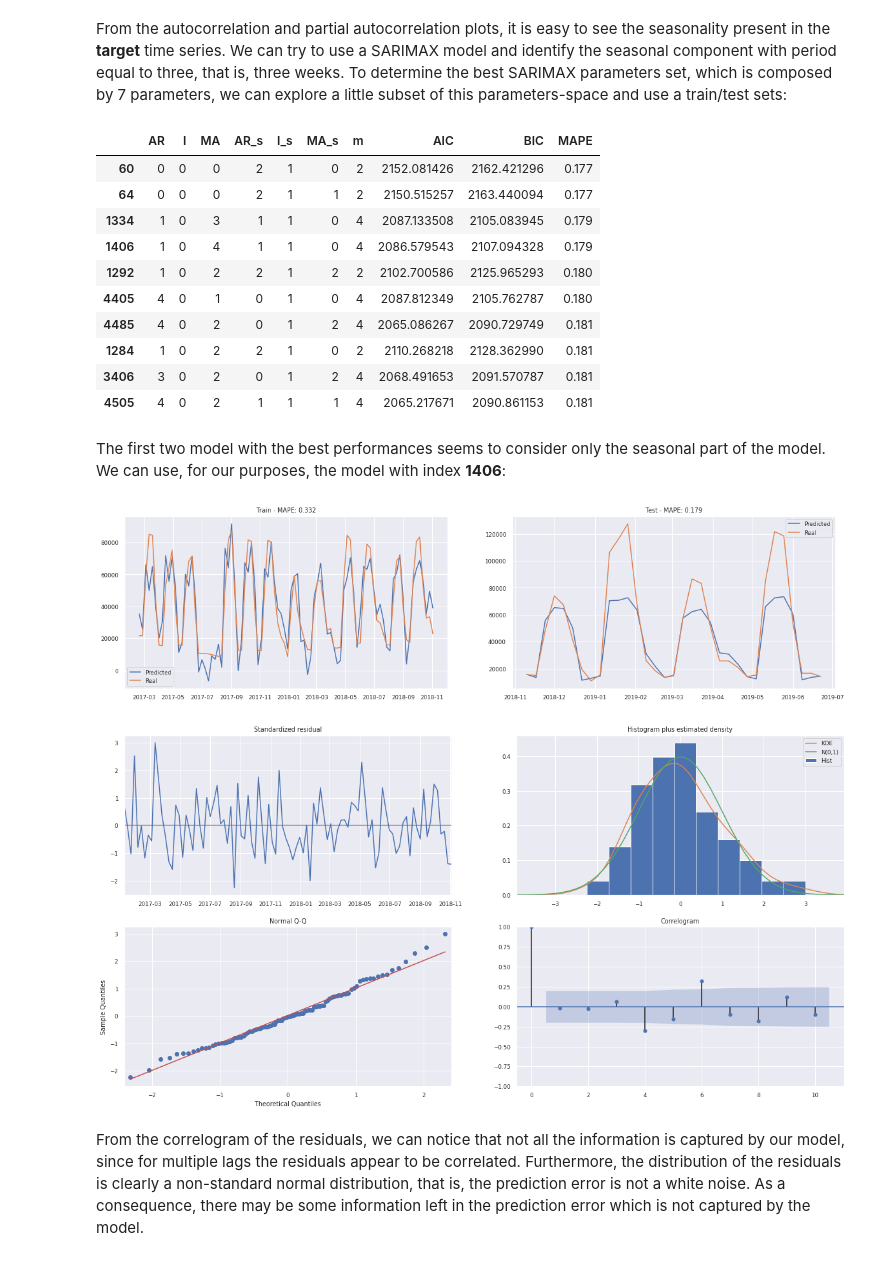
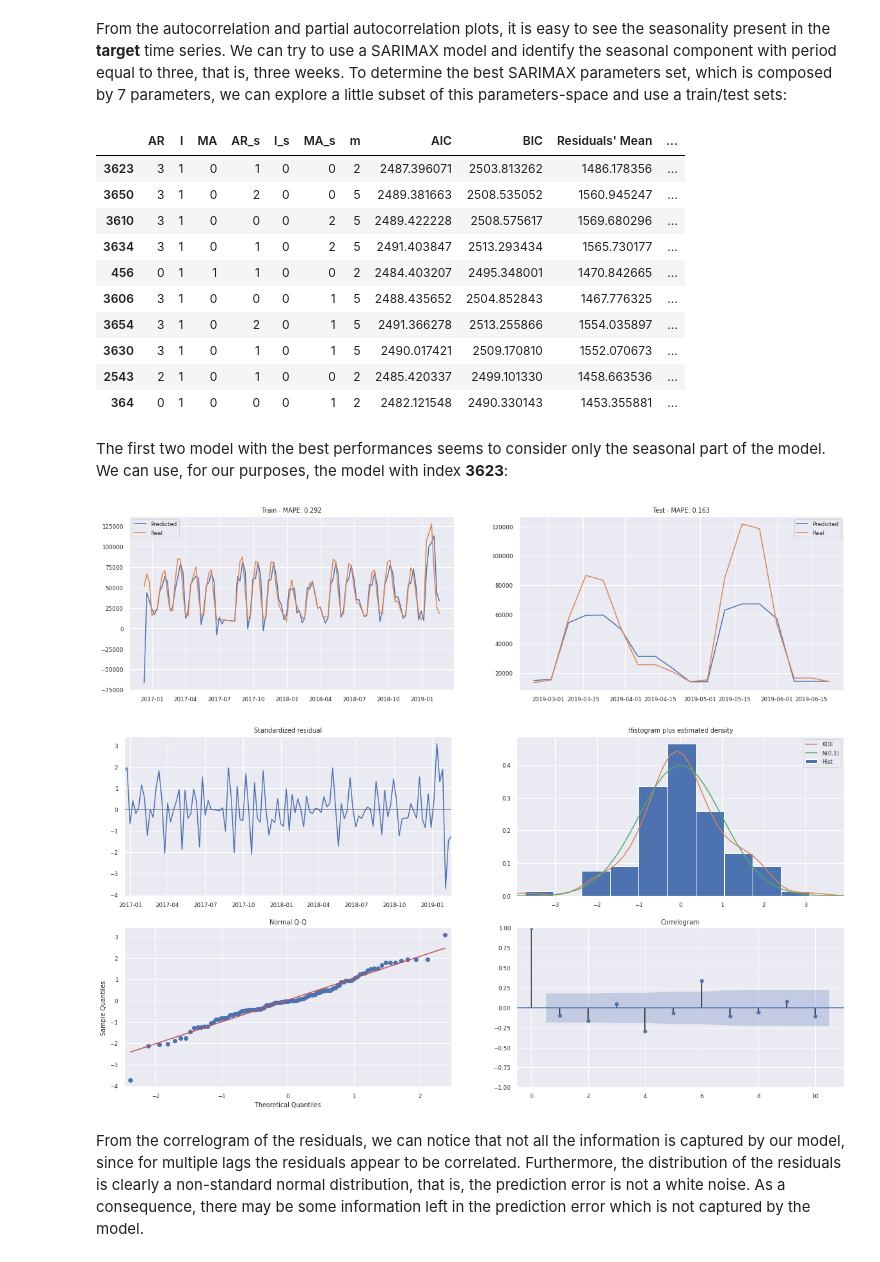
Before and after one commit to dondoC34/Data-Mining-Sales-Forecast, a Jupyter notebook: DMTM_Sales_Forecast.ipynb, the cells around one changed output. Cells and saved outputs as stored; diff of their text form; code cells hidden in the pictures.

```diff
--- a/DMTM_Sales_Forecast.ipynb
+++ b/DMTM_Sales_Forecast.ipynb
@@ -24,5 +38,5 @@ warnings.filterwarnings('ignore')
 # %%
-def MAPE(y_true, y_pred):
+def MAPE(y_true, y_pred, **kwargs):
   y_t = np.array(y_true)
   y_p = np.array(y_pred)
   return round(np.mean(np.abs(y_t - y_p) / y_t), 3)
@@ -282,9 +296,10 @@ plt.show();
 # %% [markdown]
 From the autocorrelation and partial autocorrelation plots, it is easy to see the seasonality present in the **target** time series. We can try to use a SARIMAX model and identify the seasonal component with period equal to three, that is, three weeks. To determine the best SARIMAX parameters set, which is composed by 7 parameters, we can explore a little subset of this parameters-space and use a train/test sets:
 # %%
+# Takes about 1 hour
 models_aic = []
 models_aic.sort(key=lambda x: x[1], reverse=True)
-exog = np.array(sales_data_144["price"][100:]).reshape(-1, 1)
+exog = np.array(sales_data_144["price"][115:]).reshape(-1, 1)
 for ar in range(0, 5):
   for i in range(0, 3):
     for ma in range (0, 5):
@@ -292,60 +307,63 @@ for ar in range(0, 5):
         for i_s in range(0, 2):
           for ma_s in range(0, 3):
             for m in [2, 3, 4, 5]:
-              sarimax_model = SARIMAX(sales_data_144["target"][: 100], order=(ar, i, ma), seasonal_order=(ar_s, i_s, ma_s, m), exog=sales_data_144["price"][0:100])
+              sarimax_model = SARIMAX(sales_data_144["target"][: 115], order=(ar, i, ma), seasonal_order=(ar_s, i_s, ma_s, m), exog=sales_data_144["price"][0:115])
               try:
                 trained_sarimax = sarimax_model.fit()
+                residuals = trained_sarimax.resid
               except Exception:
                 continue
               aic = trained_sarimax.aic
               bic = trained_sarimax.bic
-              predictions = trained_sarimax.predict(start=100, end=132, exog=exog)
-              mape = MAPE(sales_data_144["target"][100::], predictions)
-              models_aic.append([ar, i, ma, ar_s, i_s, ma_s, m, aic, bic, mape])
+              predictions = trained_sarimax.predict(start=115, end=132, exog=exog)
+              mape = MAPE(sales_data_144["target"][115::], predictions)
+              res_mean = np.mean(residuals)
+              res_var = np.var(residuals)
+              models_aic.append([ar, i, ma, ar_s, i_s, ma_s, m, aic, bic, res_mean, res_var, mape])
 
-models_data = pd.DataFrame(models_aic, columns=["AR", "I", "MA", "AR_s", "I_s", "MA_s", "m", "AIC", "BIC", "MAPE"]).sort_values(by=["MAPE"], ascending=True)
+models_data = pd.DataFrame(models_aic, columns=["AR", "I", "MA", "AR_s", "I_s", "MA_s", "m", "AIC", "BIC", "Residuals' Mean", "Residuals' Variance", "MAPE"]).sort_values(by=["MAPE"], ascending=True)
 models_data.head(10)
 # %% [output]
-|  | AR | I | MA | AR_s | I_s | MA_s | m | AIC | BIC | MAPE |
-| 60 | 0 | 0 | 0 | 2 | 1 | 0 | 2 | 2152.081426 | 2162.421296 | 0.177 |
-| 64 | 0 | 0 | 0 | 2 | 1 | 1 | 2 | 2150.515257 | 2163.440094 | 0.177 |
-| 1334 | 1 | 0 | 3 | 1 | 1 | 0 | 4 | 2087.133508 | 2105.083945 | 0.179 |
-| 1406 | 1 | 0 | 4 | 1 | 1 | 0 | 4 | 2086.579543 | 2107.094328 | 0.179 |
-| 1292 | 1 | 0 | 2 | 2 | 1 | 2 | 2 | 2102.700586 | 2125.965293 | 0.180 |
-| 4405 | 4 | 0 | 1 | 0 | 1 | 0 | 4 | 2087.812349 | 2105.762787 | 0.180 |
-| 4485 | 4 | 0 | 2 | 0 | 1 | 2 | 4 | 2065.086267 | 2090.729749 | 0.181 |
-| 1284 | 1 | 0 | 2 | 2 | 1 | 0 | 2 | 2110.268218 | 2128.362990 | 0.181 |
-| 3406 | 3 | 0 | 2 | 0 | 1 | 2 | 4 | 2068.491653 | 2091.570787 | 0.181 |
-| 4505 | 4 | 0 | 2 | 1 | 1 | 1 | 4 | 2065.217671 | 2090.861153 | 0.181 |
+|  | AR | I | MA | AR_s | I_s | MA_s | m | AIC | BIC | Residuals' Mean | ... |
+| 3623 | 3 | 1 | 0 | 1 | 0 | 0 | 2 | 2487.396071 | 2503.813262 | 1486.178356 | ... |
+| 3650 | 3 | 1 | 0 | 2 | 0 | 0 | 5 | 2489.381663 | 2508.535052 | 1560.945247 | ... |
+| 3610 | 3 | 1 | 0 | 0 | 0 | 2 | 5 | 2489.422228 | 2508.575617 | 1569.680296 | ... |
+| 3634 | 3 | 1 | 0 | 1 | 0 | 2 | 5 | 2491.403847 | 2513.293434 | 1565.730177 | ... |
+| 456 | 0 | 1 | 1 | 1 | 0 | 0 | 2 | 2484.403207 | 2495.348001 | 1470.842665 | ... |
+| 3606 | 3 | 1 | 0 | 0 | 0 | 1 | 5 | 2488.435652 | 2504.852843 | 1467.776325 | ... |
+| 3654 | 3 | 1 | 0 | 2 | 0 | 1 | 5 | 2491.366278 | 2513.255866 | 1554.035897 | ... |
+| 3630 | 3 | 1 | 0 | 1 | 0 | 1 | 5 | 2490.017421 | 2509.170810 | 1552.070673 | ... |
+| 2543 | 2 | 1 | 0 | 1 | 0 | 0 | 2 | 2485.420337 | 2499.101330 | 1458.663536 | ... |
+| 364 | 0 | 1 | 0 | 0 | 0 | 1 | 2 | 2482.121548 | 2490.330143 | 1453.355881 | ... |
 # %% [markdown]
-The first two model with the best performances seems to consider only the seasonal part of the model. We can use, for our purposes, the model with index **1406**:
+The first two model with the best performances seems to consider only the seasonal part of the model. We can use, for our purposes, the model with index **3623**:
 # %%
-sarimax_model = SARIMAX(sales_data_144["target"][: 100], order=(1, 0, 4), seasonal_order=(1, 1, 0, 4), exog=sales_data_144["price"][0:100])
+sarimax_model = SARIMAX(sales_data_144["target"][: 115], order=(3, 1, 0), seasonal_order=(1, 0, 0, 2), exog=sales_data_144["price"][0:115])
 trained_sarimax = sarimax_model.fit()
-exog = np.array(sales_data_144["price"][100:]).reshape(-1, 1)
-train_predictions = trained_sarimax.predict(start=-90, exog=exog)
+exog = np.array(sales_data_144["price"][115:]).reshape(-1, 1)
+train_predictions = trained_sarimax.predict(start=-115, exog=exog)
 fig = plt.figure(figsize=(20, 5))
 ax = fig.add_subplot(1, 2, 1)
 ax.plot(train_predictions)
-ax.plot(sales_data_144["target"][10:100])
+ax.plot(sales_data_144["target"][0:115])
 ax.legend(["Predicted", "Real"])
-mape = MAPE(sales_data_144["target"][10:100], train_predictions)
+mape = MAPE(sales_data_144["target"][0:115], train_predictions)
 ax.set_title("Train - MAPE: " + str(mape))
-predictions = trained_sarimax.predict(start=100, end=132, exog=exog)
+predictions = trained_sarimax.predict(start=115, end=132, exog=exog)
 ax = fig.add_subplot(1, 2, 2)
 ax.plot(predictions)
-ax.plot(sales_data_144["target"][100::])
+ax.plot(sales_data_144["target"][115::])
 ax.legend(["Predicted", "Real"])
-mape = MAPE(sales_data_144["target"][100::], predictions)
+mape = MAPE(sales_data_144["target"][115::], predictions)
 ax.set_title("Test - MAPE: " + str(mape))
 plt.show()
 # %% [output]
-[figure, old version]
+[figure, new version]
 # %%
 trained_sarimax.plot_diagnostics(figsize=(20, 10))
 plt.show();
 # %% [output]
-[figure, old version]
+[figure, new version]
 # %% [markdown]
 From the correlogram of the residuals, we can notice that not all the information is captured by our model, since for multiple lags the residuals appear to be correlated. Furthermore, the distribution of the residuals is clearly a non-standard normal distribution, that is, the prediction error is not a white noise. As a consequence, there may be some information left in the prediction error which is not captured by the model.
 # %% [markdown]
```
Also changed, not shown: parts of 47 cells of this notebook.
